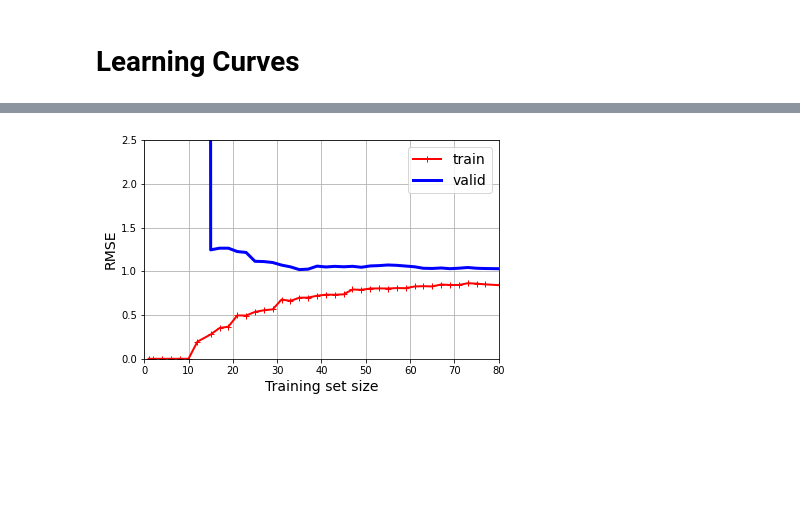
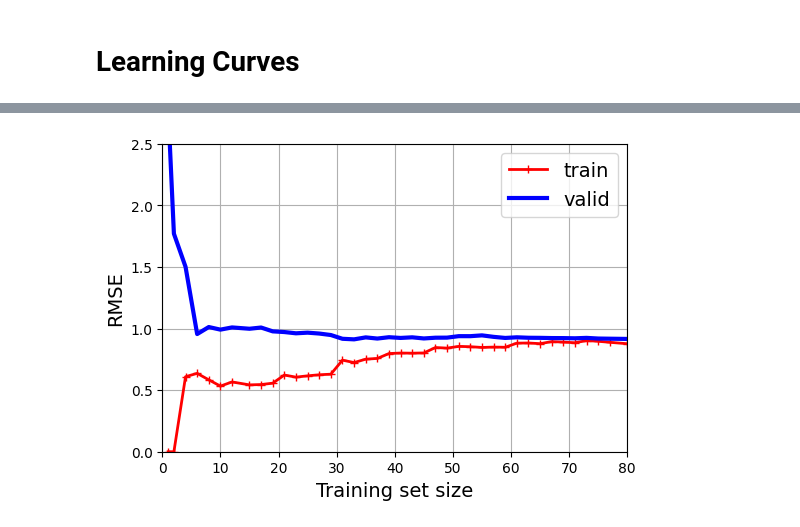
Before and after one commit to jpandersen61/Machine-Learning, a Jupyter notebook: Over_fitting_and_Under_fitting_Solution.ipynb, the cells around one changed output, grey strips where cells are left out. Drawn from its saved outputs; the diff is of its cells as text; code cells hidden in the pictures; blank space fills up the shorter version.

```diff
--- a/Over_fitting_and_Under_fitting_Solution.ipynb
+++ b/Over_fitting_and_Under_fitting_Solution.ipynb
@@ -122,9 +132,8 @@ plt.show()
 # %%
-# extra code – this cell generates and saves Figure 4–14
-
 from sklearn.preprocessing import StandardScaler
 from sklearn.pipeline import make_pipeline
-from sklearn.metrics import mean_squared_error #Part 4
+from sklearn.metrics import mean_squared_error
+import math
 
 plt.figure(figsize=(6, 4))
 
@@ -135,16 +144,15 @@ for style, width, degree in (("r-+", 2, 1), ("b--", 2, 2), ("g-", 1, 300)):
     polynomial_regression = make_pipeline(polybig_features, std_scaler, lin_reg)
     polynomial_regression.fit(X, y)
 
-    #Part 4 starts here
+
     y_predicted = polynomial_regression.predict(X)
-    RMSE = mean_squared_error(y_predicted,y , squared=False)
+    RMSE = math.sqrt(mean_squared_error(y_predicted,y))
     y_test_predicted = polynomial_regression.predict(X_test)
-    RMSE_test = mean_squared_error(y_test_predicted, y_test , squared=False)
-    #Part 4 ends here
+    RMSE_test =  math.sqrt(mean_squared_error(y_test_predicted, y_test))
 
     y_newbig = polynomial_regression.predict(X_new)
-    label = f"{degree} degree{'s' if degree > 1 else ''} RMSE:{RMSE.round(2)}/{RMSE_test.round(2)}" #Part 4 add RMSE values
 
+    label = f"{degree} degree{'s' if degree > 1 else ''} RMSE:{round(RMSE,2)}/{round(RMSE_test,2)}"
 
     plt.plot(X_new, y_newbig, style, label=label, linewidth=width)
 
@@ -155,6 +163,5 @@ plt.xlabel("$x_1$")
 plt.ylabel("$y$", rotation=0)
 plt.axis([-3, 3, 0, 10])
 plt.grid()
-save_fig("high_degree_polynomials_plot")
 plt.show()
 # %% [output]
@@ -198,18 +225,27 @@ train_sizes, train_scores, valid_scores = learning_curve(
+# %%
+from sklearn.pipeline import make_pipeline
+
+polynomial_regression = make_pipeline(
+    PolynomialFeatures(degree=2, include_bias=False),
+    LinearRegression())
+
+train_sizes, train_scores, valid_scores = learning_curve(
+    polynomial_regression, X, y, train_sizes=np.linspace(0.01, 1.0, 40), cv=5,
+    scoring="neg_root_mean_squared_error")
 # %%
 # extra code – generates and saves Figure 4–16
 
 train_errors = -train_scores.mean(axis=1)
 valid_errors = -valid_scores.mean(axis=1)
 
 plt.figure(figsize=(6, 4))
 plt.plot(train_sizes, train_errors, "r-+", linewidth=2, label="train")
 plt.plot(train_sizes, valid_errors, "b-", linewidth=3, label="valid")
 plt.legend(loc="upper right")
 plt.xlabel("Training set size")
 plt.ylabel("RMSE")
 plt.grid()
 plt.axis([0, 80, 0, 2.5])
-save_fig("learning_curves_plot")
 plt.show()
 # %% [output]
-[figure, old version]
+[figure, new version]
```
Also changed, not shown: parts of 28 cells of this notebook.
